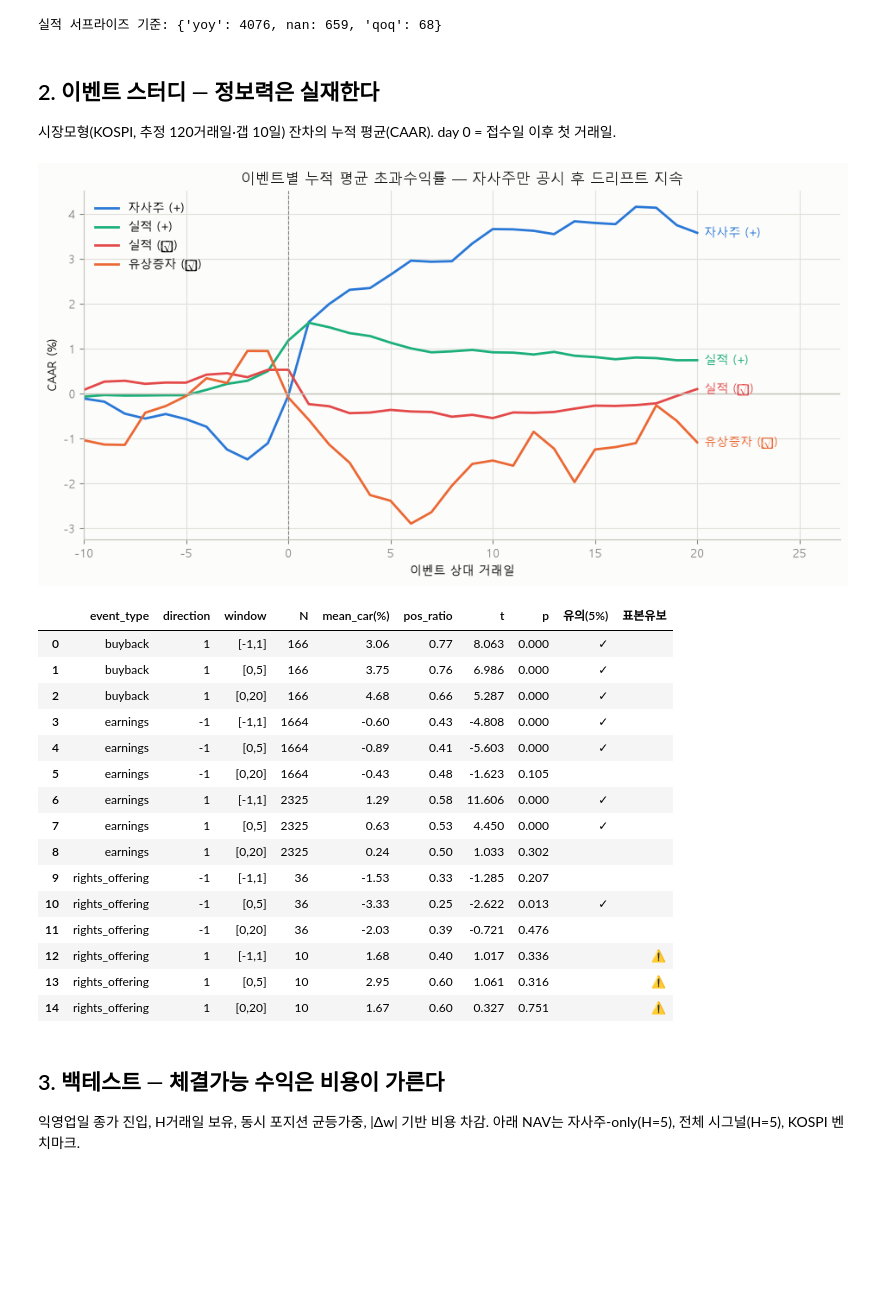
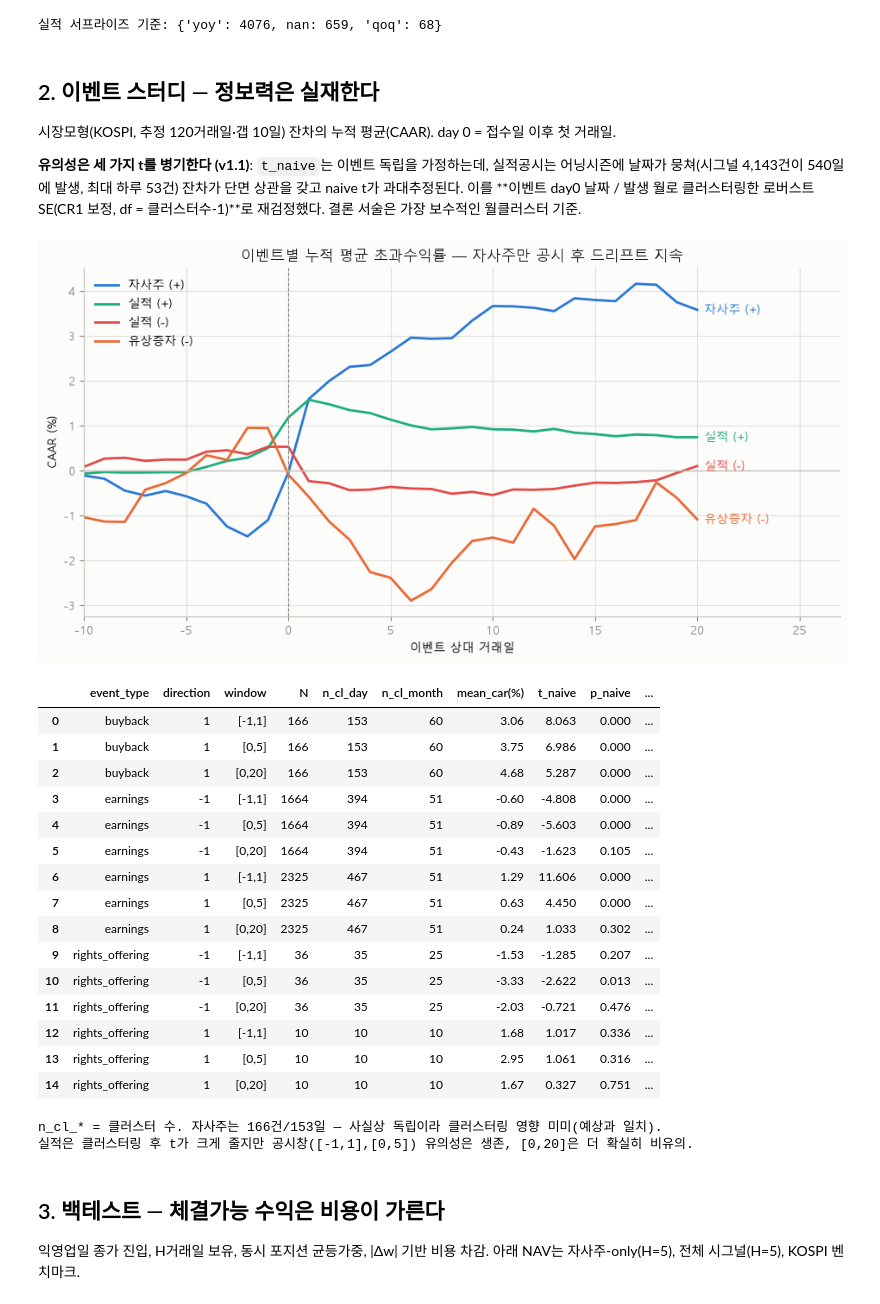
Before and after one commit to lethargic21/quant-lab, a Jupyter notebook: projects/dart-event-study/notebooks/report.ipynb, the cells around one changed output. Drawn from its saved outputs; the diff is of its cells as text; code cells hidden in the pictures; blank space fills up the shorter version.

```diff
--- a/projects/dart-event-study/notebooks/report.ipynb
+++ b/projects/dart-event-study/notebooks/report.ipynb
@@ -65,56 +66,66 @@ print("실적 서프라이즈 기준:", events[events.event_type == "earnings"][
 ## 2. 이벤트 스터디 — 정보력은 실재한다
 
 시장모형(KOSPI, 추정 120거래일·갭 10일) 잔차의 누적 평균(CAAR). day 0 = 접수일 이후 첫 거래일.
+
+**유의성은 세 가지 t를 병기한다 (v1.1)**: `t_naive`는 이벤트 독립을 가정하는데, 실적공시는
+어닝시즌에 날짜가 뭉쳐(시그널 4,143건이 540일에 발생, 최대 하루 53건) 잔차가 단면 상관을
+갖고 naive t가 과대추정된다. 이를 **이벤트 day0 날짜 / 발생 월로 클러스터링한 로버스트
+SE(CR1 보정, df = 클러스터수-1)**로 재검정했다. 결론 서술은 가장 보수적인 월클러스터 기준.
 # %%
 groups = {
     ("buyback", 1): ("자사주 (+)", C_BLUE),
     ("earnings", 1): ("실적 (+)", C_AQUA),
-    ("earnings", -1): ("실적 (−)", C_RED),
-    ("rights_offering", -1): ("유상증자 (−)", C_ORANGE),
+    ("earnings", -1): ("실적 (-)", C_RED),
+    ("rights_offering", -1): ("유상증자 (-)", C_ORANGE),
 }
 fig, ax = plt.subplots(figsize=(9.5, 5))
 for (et, d), (label, color) in groups.items():
     g = aar[(aar.event_type == et) & (aar.direction == d)].sort_values("rel_day")
     caar = g.set_index("rel_day")["aar"].cumsum() * 100
     ax.plot(caar.index, caar.values, color=color, linewidth=2, label=label)
     ax.annotate(label, (caar.index[-1], caar.iloc[-1]), xytext=(6, 0),
                 textcoords="offset points", color=color, fontsize=10, va="center")
 ax.axvline(0, color=MUTED, linewidth=0.8, linestyle="--")
 ax.axhline(0, color=BASE, linewidth=1)
 ax.set_xlabel("이벤트 상대 거래일")
 ax.set_ylabel("CAAR (%)")
 ax.set_title("이벤트별 누적 평균 초과수익률 — 자사주만 공시 후 드리프트 지속")
 ax.legend(frameon=False, loc="upper left")
 ax.set_xlim(-10, 27)
 plt.tight_layout()
 plt.show()
 # %% [output]
-[figure, old version]
+[figure, new version]
 # %%
 t = car.copy()
 t["mean_car(%)"] = (t["mean_car"] * 100).round(2)
-t["pos_ratio"] = t["pos_ratio"].round(2)
-t[["t", "p"]] = t[["t", "p"]].round(3)
-t["유의(5%)"] = (t["p"] < 0.05).map({True: "✓", False: ""})
+stat_cols = ["t_naive", "p_naive", "t_cl_day", "p_cl_day", "t_cl_month", "p_cl_month"]
+t[stat_cols] = t[stat_cols].round(3)
+t["유의(5%, 월CL)"] = (t["p_cl_month"] < 0.05).map({True: "✓", False: ""})
 t["표본유보"] = t["thin_sample"].map({True: "⚠️", False: ""})
-display(t[["event_type", "direction", "window", "N", "mean_car(%)", "pos_ratio", "t", "p", "유의(5%)", "표본유보"]])
+display(t[["event_type", "direction", "window", "N", "n_cl_day", "n_cl_month", "mean_car(%)"]
+          + stat_cols + ["유의(5%, 월CL)", "표본유보"]])
+print("n_cl_* = 클러스터 수. 자사주는 166건/153일 — 사실상 독립이라 클러스터링 영향 미미(예상과 일치).")
+print("실적은 클러스터링 후 t가 크게 줄지만 공시창([-1,1],[0,5]) 유의성은 생존, [0,20]은 더 확실히 비유의.")
 # %% [output]
-|  | event_type | direction | window | N | mean_car(%) | pos_ratio | t | p | 유의(5%) | 표본유보 |
-| 0 | buyback | 1 | [-1,1] | 166 | 3.06 | 0.77 | 8.063 | 0.000 | ✓ |  |
-| 1 | buyback | 1 | [0,5] | 166 | 3.75 | 0.76 | 6.986 | 0.000 | ✓ |  |
-| 2 | buyback | 1 | [0,20] | 166 | 4.68 | 0.66 | 5.287 | 0.000 | ✓ |  |
-| 3 | earnings | -1 | [-1,1] | 1664 | -0.60 | 0.43 | -4.808 | 0.000 | ✓ |  |
-| 4 | earnings | -1 | [0,5] | 1664 | -0.89 | 0.41 | -5.603 | 0.000 | ✓ |  |
-| 5 | earnings | -1 | [0,20] | 1664 | -0.43 | 0.48 | -1.623 | 0.105 |  |  |
-| 6 | earnings | 1 | [-1,1] | 2325 | 1.29 | 0.58 | 11.606 | 0.000 | ✓ |  |
-| 7 | earnings | 1 | [0,5] | 2325 | 0.63 | 0.53 | 4.450 | 0.000 | ✓ |  |
-| 8 | earnings | 1 | [0,20] | 2325 | 0.24 | 0.50 | 1.033 | 0.302 |  |  |
-| 9 | rights_offering | -1 | [-1,1] | 36 | -1.53 | 0.33 | -1.285 | 0.207 |  |  |
-| 10 | rights_offering | -1 | [0,5] | 36 | -3.33 | 0.25 | -2.622 | 0.013 | ✓ |  |
-| 11 | rights_offering | -1 | [0,20] | 36 | -2.03 | 0.39 | -0.721 | 0.476 |  |  |
-| 12 | rights_offering | 1 | [-1,1] | 10 | 1.68 | 0.40 | 1.017 | 0.336 |  | ⚠️ |
-| 13 | rights_offering | 1 | [0,5] | 10 | 2.95 | 0.60 | 1.061 | 0.316 |  | ⚠️ |
-| 14 | rights_offering | 1 | [0,20] | 10 | 1.67 | 0.60 | 0.327 | 0.751 |  | ⚠️ |
+|  | event_type | direction | window | N | n_cl_day | n_cl_month | mean_car(%) | t_naive | p_naive | ... |
+| 0 | buyback | 1 | [-1,1] | 166 | 153 | 60 | 3.06 | 8.063 | 0.000 | ... |
+| 1 | buyback | 1 | [0,5] | 166 | 153 | 60 | 3.75 | 6.986 | 0.000 | ... |
+| 2 | buyback | 1 | [0,20] | 166 | 153 | 60 | 4.68 | 5.287 | 0.000 | ... |
+| 3 | earnings | -1 | [-1,1] | 1664 | 394 | 51 | -0.60 | -4.808 | 0.000 | ... |
+| 4 | earnings | -1 | [0,5] | 1664 | 394 | 51 | -0.89 | -5.603 | 0.000 | ... |
+| 5 | earnings | -1 | [0,20] | 1664 | 394 | 51 | -0.43 | -1.623 | 0.105 | ... |
+| 6 | earnings | 1 | [-1,1] | 2325 | 467 | 51 | 1.29 | 11.606 | 0.000 | ... |
+| 7 | earnings | 1 | [0,5] | 2325 | 467 | 51 | 0.63 | 4.450 | 0.000 | ... |
+| 8 | earnings | 1 | [0,20] | 2325 | 467 | 51 | 0.24 | 1.033 | 0.302 | ... |
+| 9 | rights_offering | -1 | [-1,1] | 36 | 35 | 25 | -1.53 | -1.285 | 0.207 | ... |
+| 10 | rights_offering | -1 | [0,5] | 36 | 35 | 25 | -3.33 | -2.622 | 0.013 | ... |
+| 11 | rights_offering | -1 | [0,20] | 36 | 35 | 25 | -2.03 | -0.721 | 0.476 | ... |
+| 12 | rights_offering | 1 | [-1,1] | 10 | 10 | 10 | 1.68 | 1.017 | 0.336 | ... |
+| 13 | rights_offering | 1 | [0,5] | 10 | 10 | 10 | 2.95 | 1.061 | 0.316 | ... |
+| 14 | rights_offering | 1 | [0,20] | 10 | 10 | 10 | 1.67 | 0.327 | 0.751 | ... |
+n_cl_* = 클러스터 수. 자사주는 166건/153일 — 사실상 독립이라 클러스터링 영향 미미(예상과 일치).
+실적은 클러스터링 후 t가 크게 줄지만 공시창([-1,1],[0,5]) 유의성은 생존, [0,20]은 더 확실히 비유의.
 # %% [markdown]
 ## 3. 백테스트 — 체결가능 수익은 비용이 가른다
 
```
Also changed, not shown: parts of 2 cells of this notebook.
